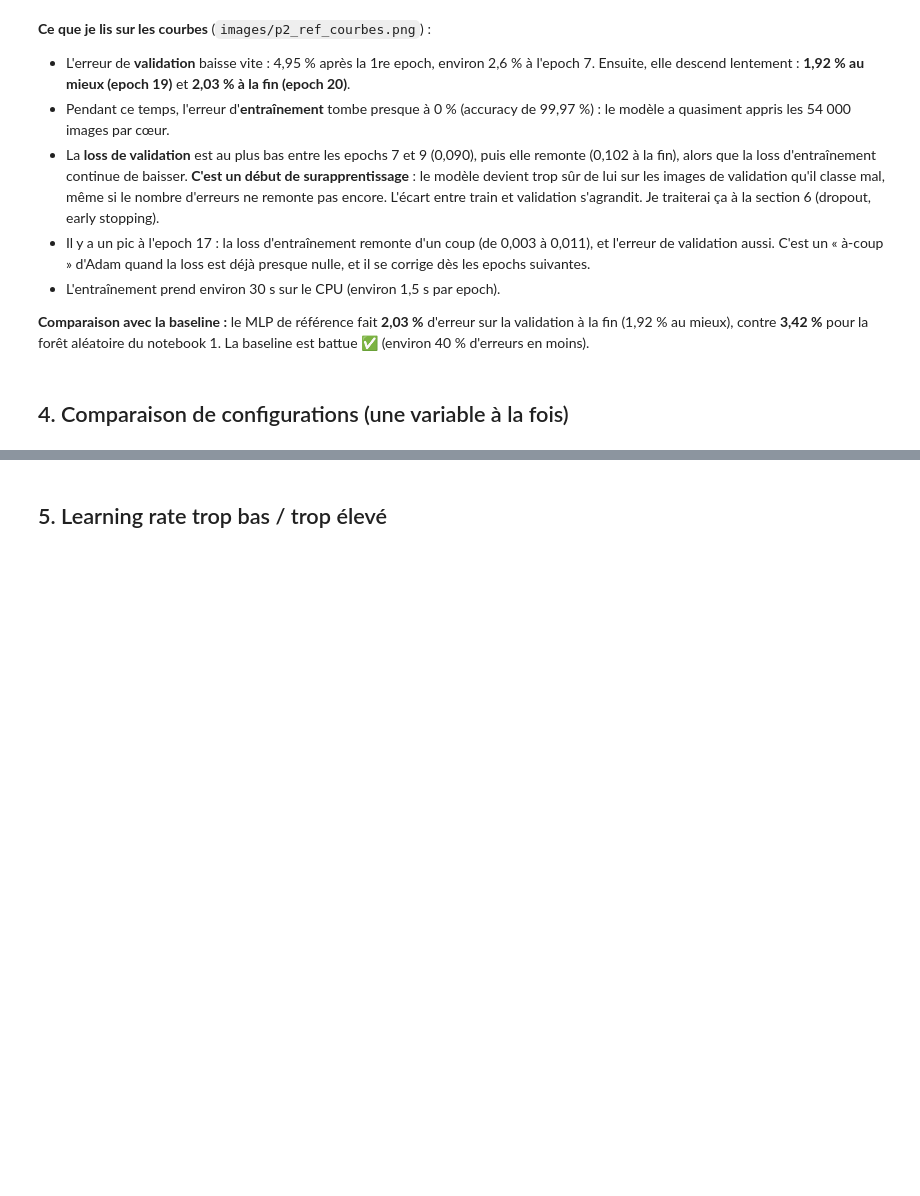
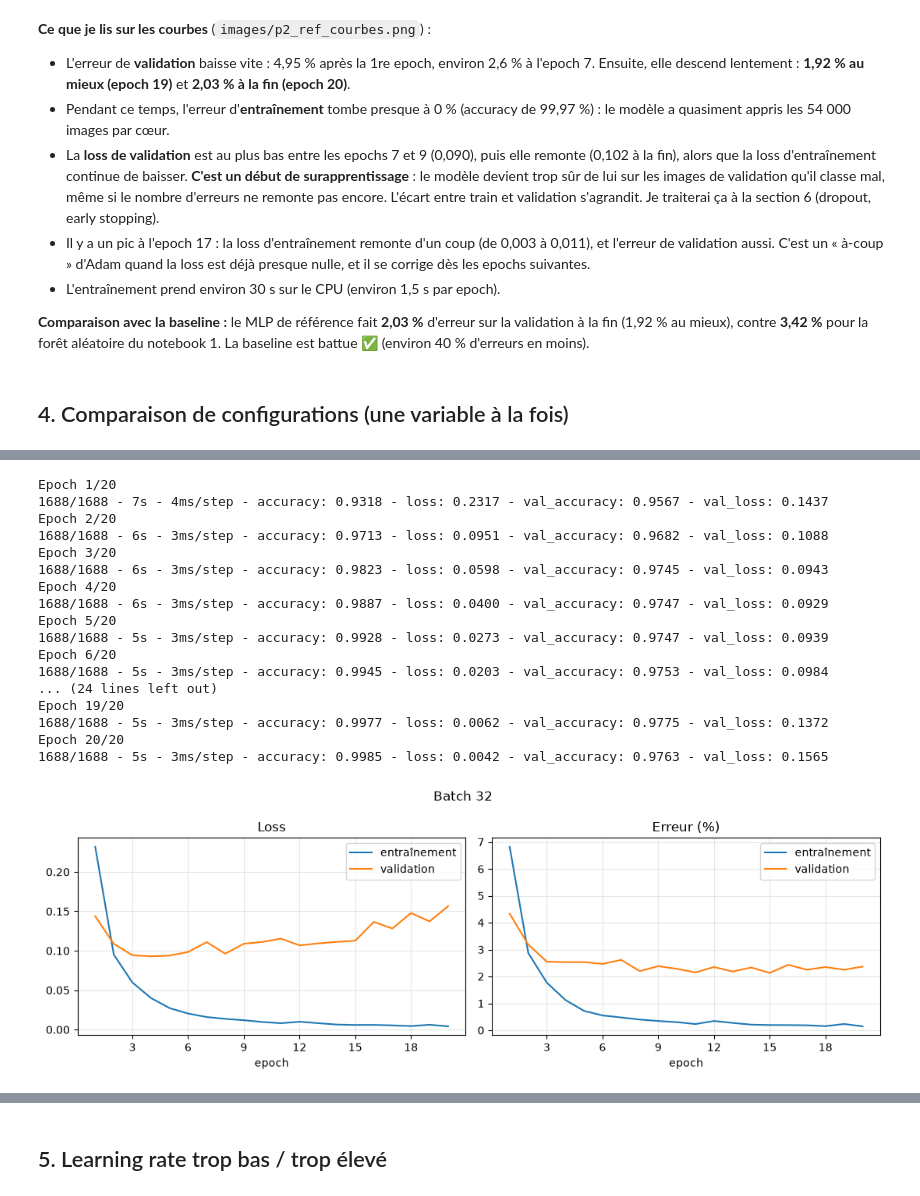
Before and after one commit to TheGoatLucien/handwritten_digits, a Jupyter notebook: notebooks/02_mlp.ipynb, the cells around one changed output, grey strips where cells are left out. Cells and saved outputs as stored; diff of their text form; code cells hidden in the pictures; blank space fills up the shorter version.

```diff
--- a/notebooks/02_mlp.ipynb
+++ b/notebooks/02_mlp.ipynb
@@ -144,0 +211,32 @@ pd.DataFrame(resultats)
+# %%
+# Essai 3 : BATCH SIZE -> 32 (54 000 / 32 = 1 687,5 -> 1 688 itérations par epoch)
+model_b32, hist_b32 = run(
+    "Batch 32",
+    creer_modele=lambda: build_mlp(hidden=(256,)),
+    optimizer=keras.optimizers.Adam(learning_rate=1e-3),
+    donnees=donnees,
+    resultats=resultats,
+    batch_size=32,
+    epochs=20,
+    changement="batch size : 32 au lieu de 128",
+    save="../images/p2_batch_32.png",
+)
+# %% [output]
+Epoch 1/20
+1688/1688 - 7s - 4ms/step - accuracy: 0.9318 - loss: 0.2317 - val_accuracy: 0.9567 - val_loss: 0.1437
+Epoch 2/20
+1688/1688 - 6s - 3ms/step - accuracy: 0.9713 - loss: 0.0951 - val_accuracy: 0.9682 - val_loss: 0.1088
+Epoch 3/20
+1688/1688 - 6s - 3ms/step - accuracy: 0.9823 - loss: 0.0598 - val_accuracy: 0.9745 - val_loss: 0.0943
+Epoch 4/20
+1688/1688 - 6s - 3ms/step - accuracy: 0.9887 - loss: 0.0400 - val_accuracy: 0.9747 - val_loss: 0.0929
+Epoch 5/20
+1688/1688 - 5s - 3ms/step - accuracy: 0.9928 - loss: 0.0273 - val_accuracy: 0.9747 - val_loss: 0.0939
+Epoch 6/20
+1688/1688 - 5s - 3ms/step - accuracy: 0.9945 - loss: 0.0203 - val_accuracy: 0.9753 - val_loss: 0.0984
+... (24 lines left out)
+Epoch 19/20
+1688/1688 - 5s - 3ms/step - accuracy: 0.9977 - loss: 0.0062 - val_accuracy: 0.9775 - val_loss: 0.1372
+Epoch 20/20
+1688/1688 - 5s - 3ms/step - accuracy: 0.9985 - loss: 0.0042 - val_accuracy: 0.9763 - val_loss: 0.1565
+[figure, added]
```
Also changed, not shown: parts of 14 cells of this notebook, 7 other files.
